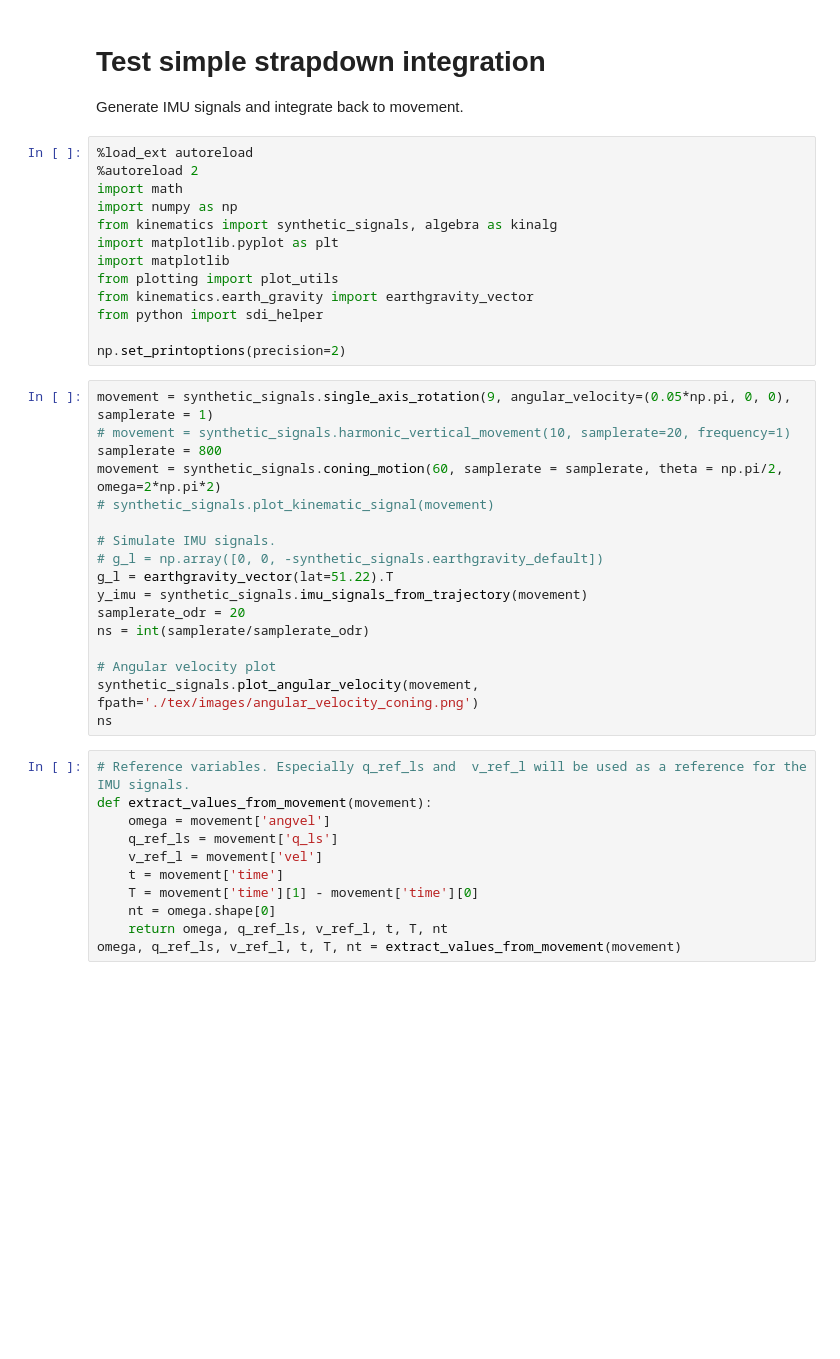
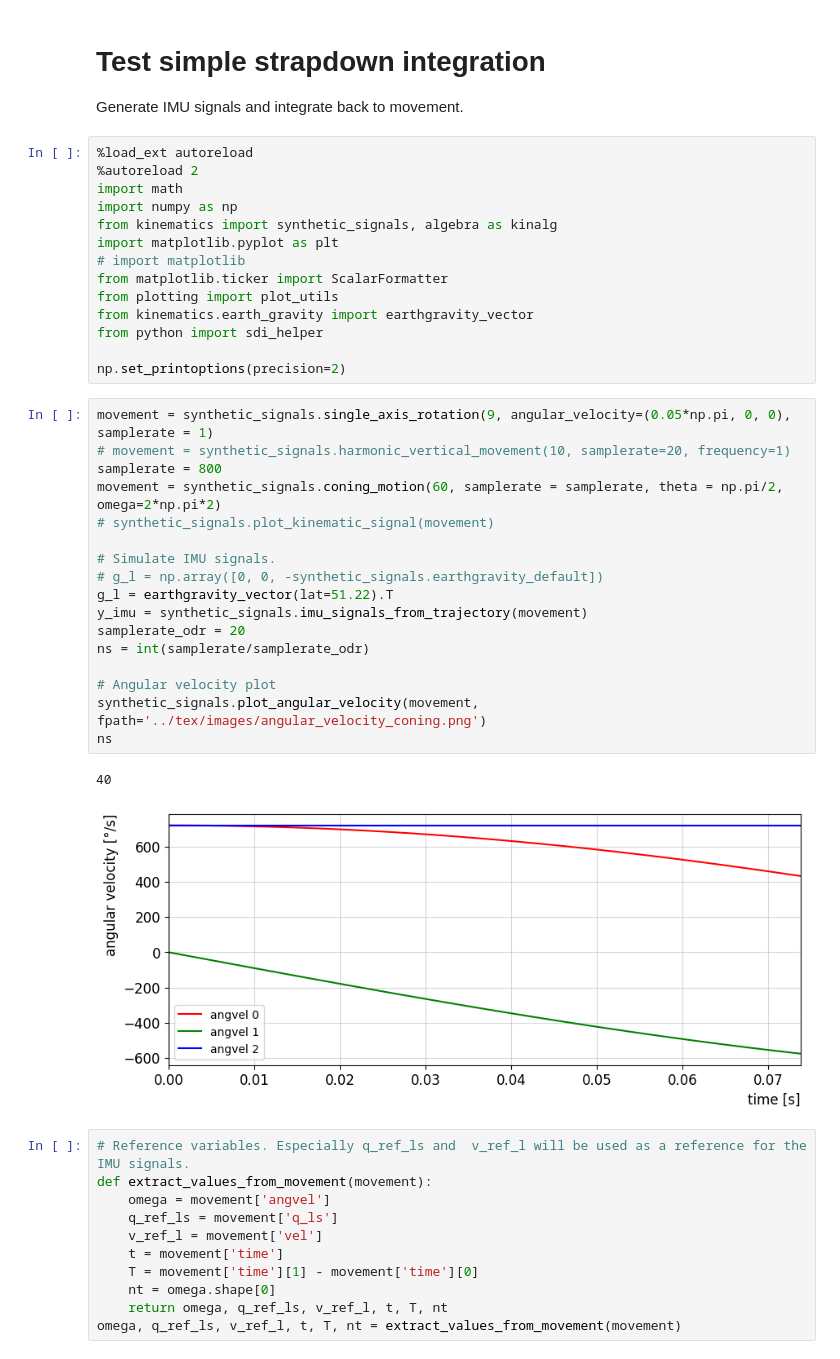
Before and after one commit to henkluinge/strapdown_integration, a Jupyter notebook: python/reference_strapdown_integration.ipynb, the cells around one changed output. Saved outputs shown, nothing was run; the diff lists cells and outputs as text; blank space fills up the shorter version.

```diff
--- a/python/reference_strapdown_integration.ipynb
+++ b/python/reference_strapdown_integration.ipynb
@@ -9,7 +9,8 @@ import math
 import numpy as np
 from kinematics import synthetic_signals, algebra as kinalg
 import matplotlib.pyplot as plt
-import matplotlib
+# import matplotlib
+from matplotlib.ticker import ScalarFormatter
 from plotting import plot_utils
 from kinematics.earth_gravity import earthgravity_vector
 from python import sdi_helper
@@ -18,20 +19,23 @@ np.set_printoptions(precision=2)
 # %%
 movement = synthetic_signals.single_axis_rotation(9, angular_velocity=(0.05*np.pi, 0, 0), samplerate = 1)
 # movement = synthetic_signals.harmonic_vertical_movement(10, samplerate=20, frequency=1)
 samplerate = 800
 movement = synthetic_signals.coning_motion(60, samplerate = samplerate, theta = np.pi/2, omega=2*np.pi*2)
 # synthetic_signals.plot_kinematic_signal(movement)
 
 # Simulate IMU signals.
 # g_l = np.array([0, 0, -synthetic_signals.earthgravity_default])
 g_l = earthgravity_vector(lat=51.22).T
 y_imu = synthetic_signals.imu_signals_from_trajectory(movement)
 samplerate_odr = 20
 ns = int(samplerate/samplerate_odr)
 
 # Angular velocity plot
-synthetic_signals.plot_angular_velocity(movement, fpath='./tex/images/angular_velocity_coning.png')
+synthetic_signals.plot_angular_velocity(movement, fpath='../tex/images/angular_velocity_coning.png')
 ns
+# %% [output]
+40
+[figure, added]
 # %%
 # Reference variables. Especially q_ref_ls and  v_ref_l will be used as a reference for the IMU signals.
 def extract_values_from_movement(movement):
```
Also changed, not shown: parts of 5 cells of this notebook, 3 other files.
